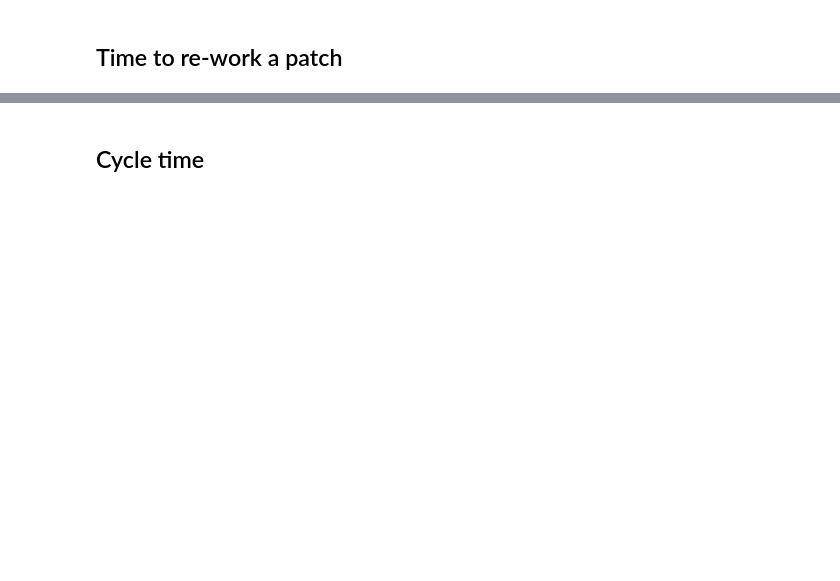
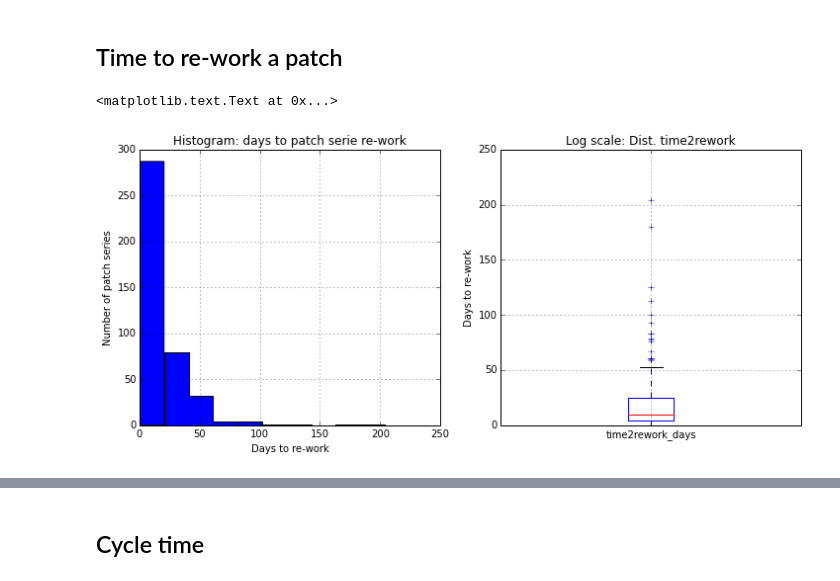
Before and after one commit to dicortazar/ipython-notebooks, a Jupyter notebook: projects/xen-analysis/Code-Review-Metrics.ipynb, the cells around one changed output, grey strips where cells are left out. Saved outputs shown, nothing was run; the diff lists cells and outputs as text; code cells hidden in the pictures; blank space fills up the shorter version.

```diff
--- a/projects/xen-analysis/Code-Review-Metrics.ipynb
+++ b/projects/xen-analysis/Code-Review-Metrics.ipynb
@@ -288,0 +326,43 @@ time2commit = execute_query(cursor, query)
+# %%
+query = """ SELECT psv.ps_id as patch_serie,
+                   psv.version as version,
+                   psv.date as rework_time,
+                   t.last_activity as last_version_activity,
+                   timestampdiff(SECOND, psv.date, t.last_activity) as time2rework
+            FROM patch_series_version psv,
+                 (SELECT psv.ps_id,
+                         psv.version,
+                         greatest(max(c.date), max(p.date)) as last_activity
+                  FROM patch_series_version psv,
+                       patches p,
+                       comments c
+                  WHERE psv.id = p.ps_version_id AND
+                        c.patch_id=p.id
+                  GROUP BY psv.ps_id, psv.version) t
+            WHERE psv.ps_id = t.ps_id AND
+                  psv.version = t.version -1
+            HAVING time2rework >= 0 """
+time2rework = execute_query(cursor, query)
+# %%
+time2rework_list = list(time2rework)
+time2rework_df = DataFrame(time2rework_list, columns=["patch_serie", "version", "rework_time", "last_version_activity", "time2rework"])
+fig, axs = plt.subplots(1,2, figsize=(12,5))
+
+
+#Migrate seconds to days
+time2rework_df["time2rework_days"] = (time2rework_df["time2rework"]/3600)/24
+
+
+hist_chart = time2rework_df["time2rework_days"].plot(kind="hist", ax=axs[0])
+boxplot_chart = time2rework_df["time2rework_days"].plot(kind="box", ax=axs[1])
+
+#chart labels
+hist_chart.set_xlabel("Days to re-work")
+hist_chart.set_ylabel("Number of patch series")
+hist_chart.set_title("Histogram: days to patch serie re-work")
+
+boxplot_chart.set_ylabel("Days to re-work")
+boxplot_chart.set_title("Log scale: Dist. time2rework")
+# %% [output]
+<matplotlib.text.Text at 0x...>
+[figure, added]
```
Also changed, not shown: parts of 8 cells of this notebook.
